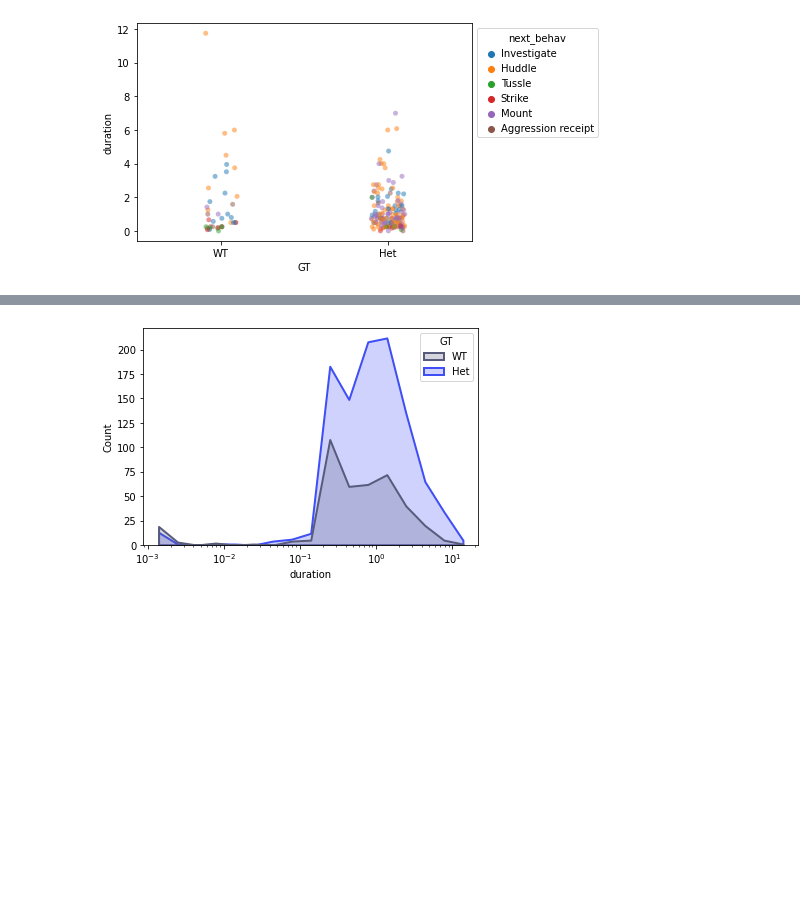
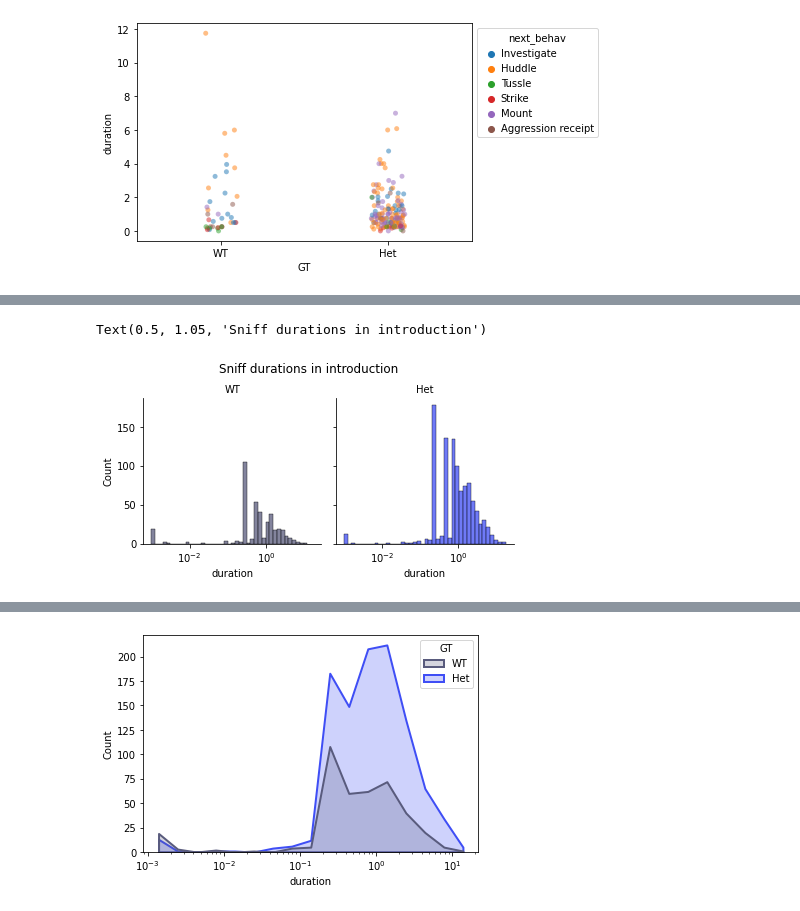
Before and after one commit to nhoglen/scn2a-paper-GWJSNH-code, a Jupyter notebook: 20240917_scratch_sniffDurationByFollowingBehavior.ipynb, the cells around one changed output, grey strips where cells are left out. Drawn from its saved outputs; the diff is of its cells as text; code cells hidden in the pictures; blank space fills up the shorter version.

```diff
--- a/20240917_scratch_sniffDurationByFollowingBehavior.ipynb
+++ b/20240917_scratch_sniffDurationByFollowingBehavior.ipynb
@@ -179,0 +230,25 @@ h = sns.histplot(data=tdat,
+# %%
+# ----- DURATION DISTRIBUTIONS OF ALL INTRO SNIFFS, COUNTS -----
+sex='M'
+assay='introduction'
+behavior = 'Sniff'
+tdat = sniffs[sniffs.sex==sex] # males only
+tdat = tdat[tdat.assay==assay]
+tdat = tdat[tdat.duration!=0]
+pal = mpal
+bw = 0.1
+
+g = sns.FacetGrid(tdat, col="GT",  hue='GT', hue_order=ho,palette=mpal,col_order=ho)
+g.map(sns.histplot,
+         'duration',
+         fill=True,
+         binwidth=bw,
+         stat='count',
+         element='bars',
+         log_scale=(10,None),
+         common_norm=False,)
+g.set_titles(col_template="{col_name}")
+g.fig.suptitle(f'{behavior} durations in {assay}',y=1.05)
+# %% [output]
+Text(0.5, 1.05, 'Sniff durations in introduction')
+[figure, added]
```
Also changed, not shown: parts of 6 cells of this notebook, 1 other file.
